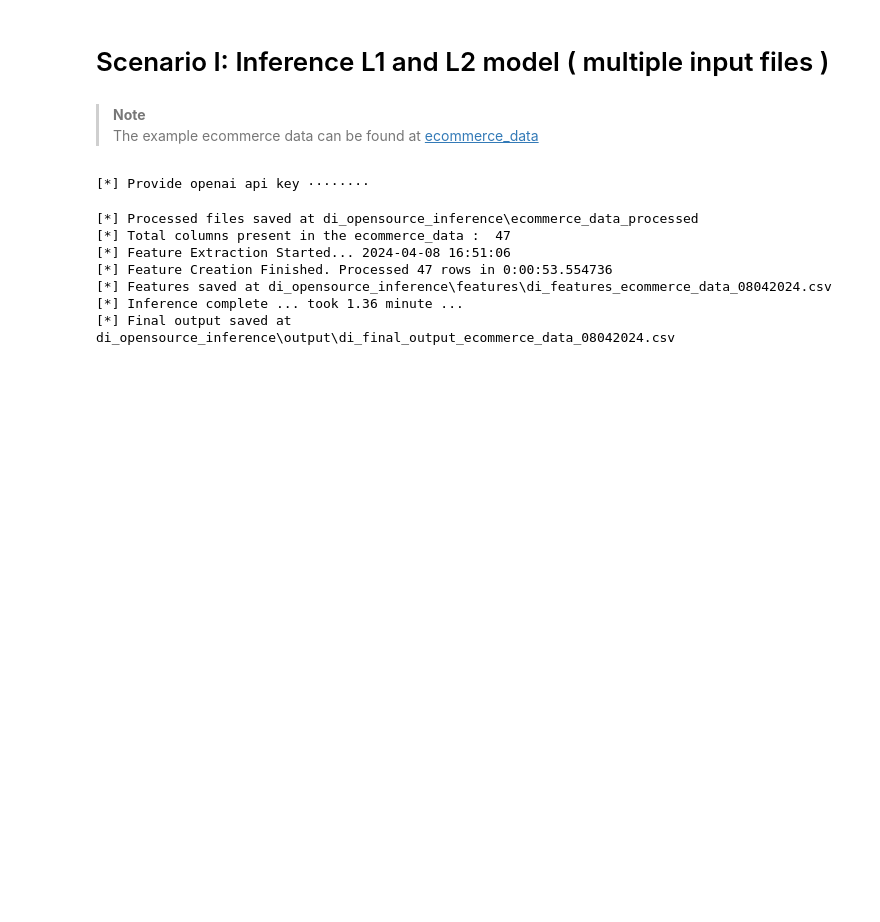
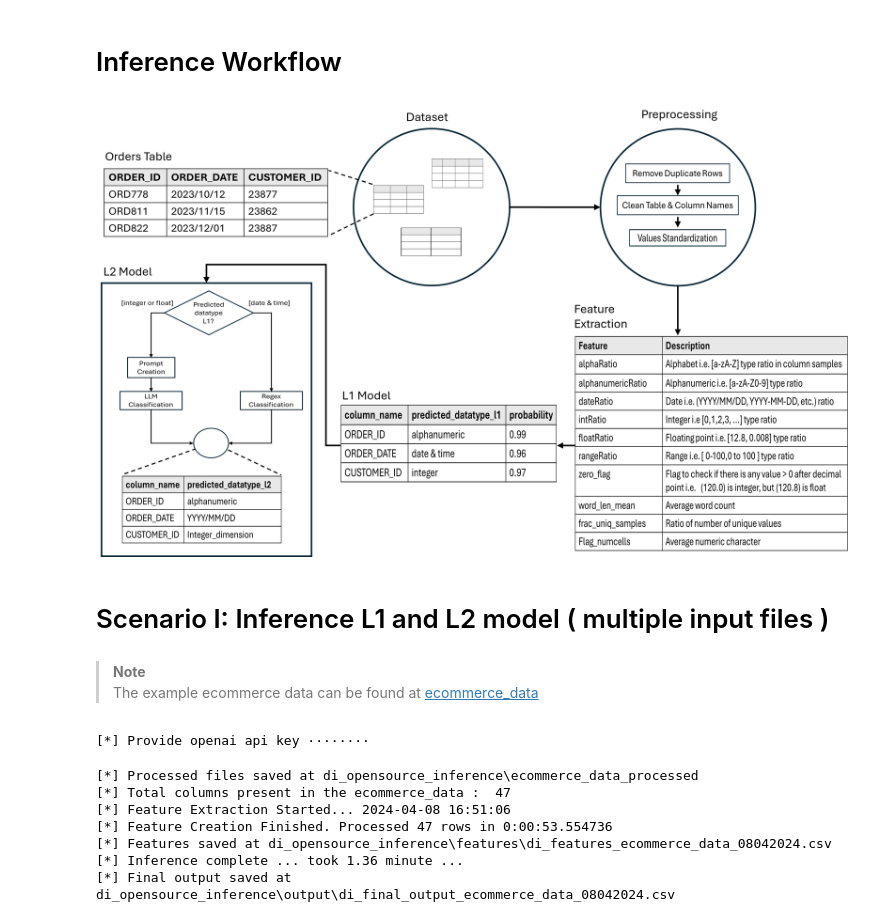
Before and after one commit to LEGOAI-TECHNOLOGIES/legoai_community_accelerator, a Jupyter notebook: DataTypeIdentification-Inference.ipynb, the cells around one changed output. Cells and saved outputs as stored; diff of their text form; code cells hidden in the pictures; blank space fills up the shorter version.

Commit message:
Added new Training notebook & some change in inference - In inference notebook the inference workflow image is added. - New Training script is added.

```diff
--- a/DataTypeIdentification-Inference.ipynb
+++ b/DataTypeIdentification-Inference.ipynb
@@ -1,3 +1,10 @@
+# %% [markdown]
+# Inference Workflow
+# %%
+from IPython import display
+display.Image("documentation/DI_Inference_Workflow.png")
+# %% [output]
+[figure, added]
 # %%
 # import necessary package
 from legoai import DataTypeIdentificationPipeline
@@ -5,7 +12,7 @@ from legoai import DataTypeIdentificationPipeline
 # Scenario I: Inference L1 and L2 model ( multiple input files )
 # %% [markdown]
 > **Note**
-> The example ecommerce data can be found at [ecommerce_data](https://github.com/LEGOAI-TECHNOLOGIES/legoai_community_accelerator/tree/main/example_dataset/inference/ecommerce_data)
+> The example ecommerce data can be found at [ecommerce_data](https://github.com/LEGOAI-TECHNOLOGIES/legoai_community_accelerator/tree/main/example_dataset/inference)
 # %%
 # define the input path and output path
 INPUT_PATH = r"example_dataset/inference/ecommerce_data"
```
Also changed, not shown: 1 other file.
